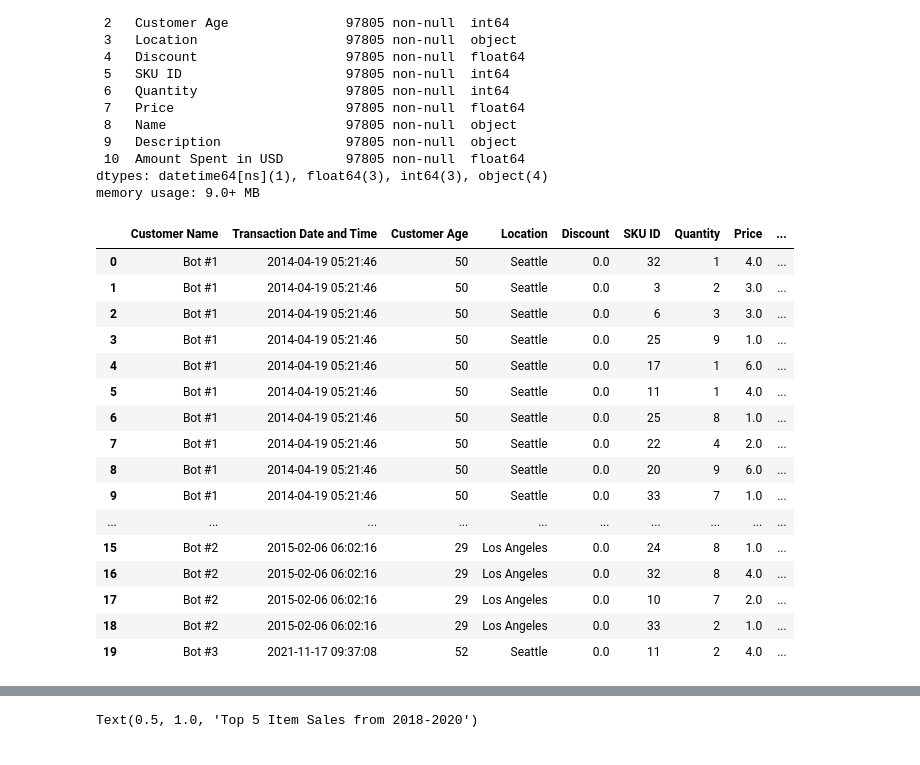
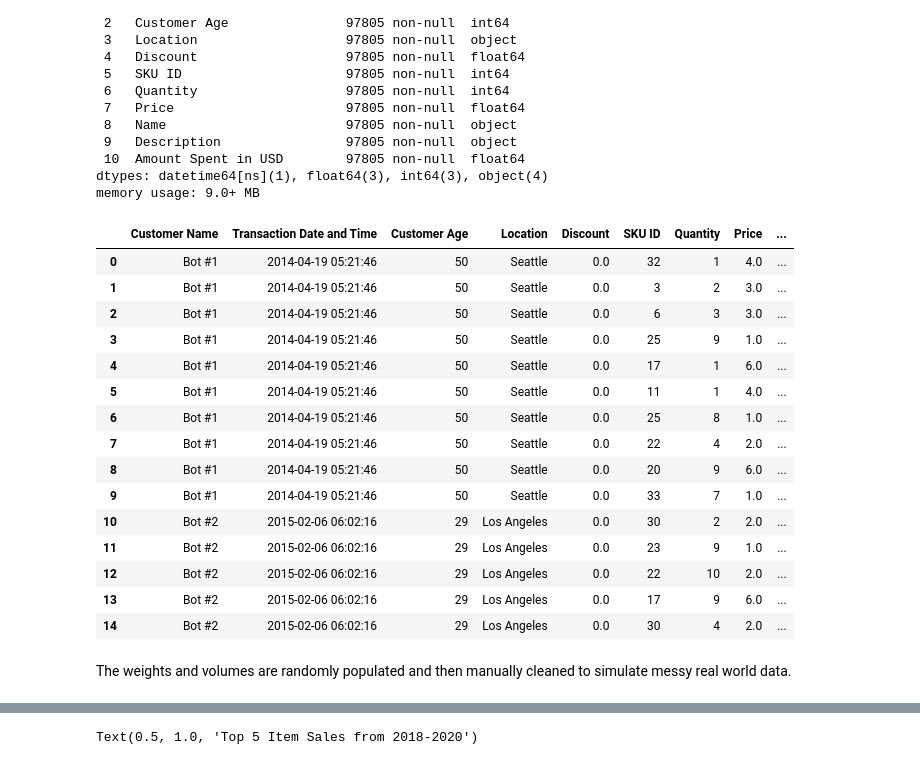
Before and after one commit to Nasibul/e-commerce, a Jupyter notebook: ml-inventory/E-Commerce Analysis.ipynb, the cells around one changed output, grey strips where cells are left out. Saved outputs shown, nothing was run; the diff lists cells and outputs as text; code cells hidden in the pictures.

```diff
--- a/ml-inventory/Analysis.ipynb
+++ b/ml-inventory/E-Commerce Analysis.ipynb
@@ -29,25 +34,24 @@ Data columns (total 11 columns):
 dtypes: datetime64[ns](1), float64(3), int64(3), object(4)
 memory usage: 9.0+ MB
 # %%
-df.head(20)
+df.head(15)
 # %% [output]
 |  | Customer Name | Transaction Date and Time | Customer Age | Location | Discount | SKU ID | Quantity | Price | ... |
 | 0 | Bot #1 | 2014-04-19 05:21:46 | 50 | Seattle | 0.0 | 32 | 1 | 4.0 | ... |
 | 1 | Bot #1 | 2014-04-19 05:21:46 | 50 | Seattle | 0.0 | 3 | 2 | 3.0 | ... |
 | 2 | Bot #1 | 2014-04-19 05:21:46 | 50 | Seattle | 0.0 | 6 | 3 | 3.0 | ... |
 | 3 | Bot #1 | 2014-04-19 05:21:46 | 50 | Seattle | 0.0 | 25 | 9 | 1.0 | ... |
 | 4 | Bot #1 | 2014-04-19 05:21:46 | 50 | Seattle | 0.0 | 17 | 1 | 6.0 | ... |
 | 5 | Bot #1 | 2014-04-19 05:21:46 | 50 | Seattle | 0.0 | 11 | 1 | 4.0 | ... |
 | 6 | Bot #1 | 2014-04-19 05:21:46 | 50 | Seattle | 0.0 | 25 | 8 | 1.0 | ... |
 | 7 | Bot #1 | 2014-04-19 05:21:46 | 50 | Seattle | 0.0 | 22 | 4 | 2.0 | ... |
 | 8 | Bot #1 | 2014-04-19 05:21:46 | 50 | Seattle | 0.0 | 20 | 9 | 6.0 | ... |
 | 9 | Bot #1 | 2014-04-19 05:21:46 | 50 | Seattle | 0.0 | 33 | 7 | 1.0 | ... |
-| ... | ... | ... | ... | ... | ... | ... | ... | ... | ... |
-| 15 | Bot #2 | 2015-02-06 06:02:16 | 29 | Los Angeles | 0.0 | 24 | 8 | 1.0 | ... |
-| 16 | Bot #2 | 2015-02-06 06:02:16 | 29 | Los Angeles | 0.0 | 32 | 8 | 4.0 | ... |
-| 17 | Bot #2 | 2015-02-06 06:02:16 | 29 | Los Angeles | 0.0 | 10 | 7 | 2.0 | ... |
-| 18 | Bot #2 | 2015-02-06 06:02:16 | 29 | Los Angeles | 0.0 | 33 | 2 | 1.0 | ... |
-| 19 | Bot #3 | 2021-11-17 09:37:08 | 52 | Seattle | 0.0 | 11 | 2 | 4.0 | ... |
+| 10 | Bot #2 | 2015-02-06 06:02:16 | 29 | Los Angeles | 0.0 | 30 | 2 | 2.0 | ... |
+| 11 | Bot #2 | 2015-02-06 06:02:16 | 29 | Los Angeles | 0.0 | 23 | 9 | 1.0 | ... |
+| 12 | Bot #2 | 2015-02-06 06:02:16 | 29 | Los Angeles | 0.0 | 22 | 10 | 2.0 | ... |
+| 13 | Bot #2 | 2015-02-06 06:02:16 | 29 | Los Angeles | 0.0 | 17 | 9 | 6.0 | ... |
+| 14 | Bot #2 | 2015-02-06 06:02:16 | 29 | Los Angeles | 0.0 | 30 | 4 | 2.0 | ... |
 # %%
 # 3 new raw data features: discount, weight, volume
 df["Item Discount in %"] = [round(random.uniform(10, 30), 2) for i in range(0,len(df))]
@@ -83 +60,3 @@ def correct_volumes(x, volume):
+# %% [markdown]
+The weights and volumes are randomly populated and then manually cleaned to simulate messy real world data.
 # %%
```
Also changed, not shown: parts of 32 cells of this notebook.
